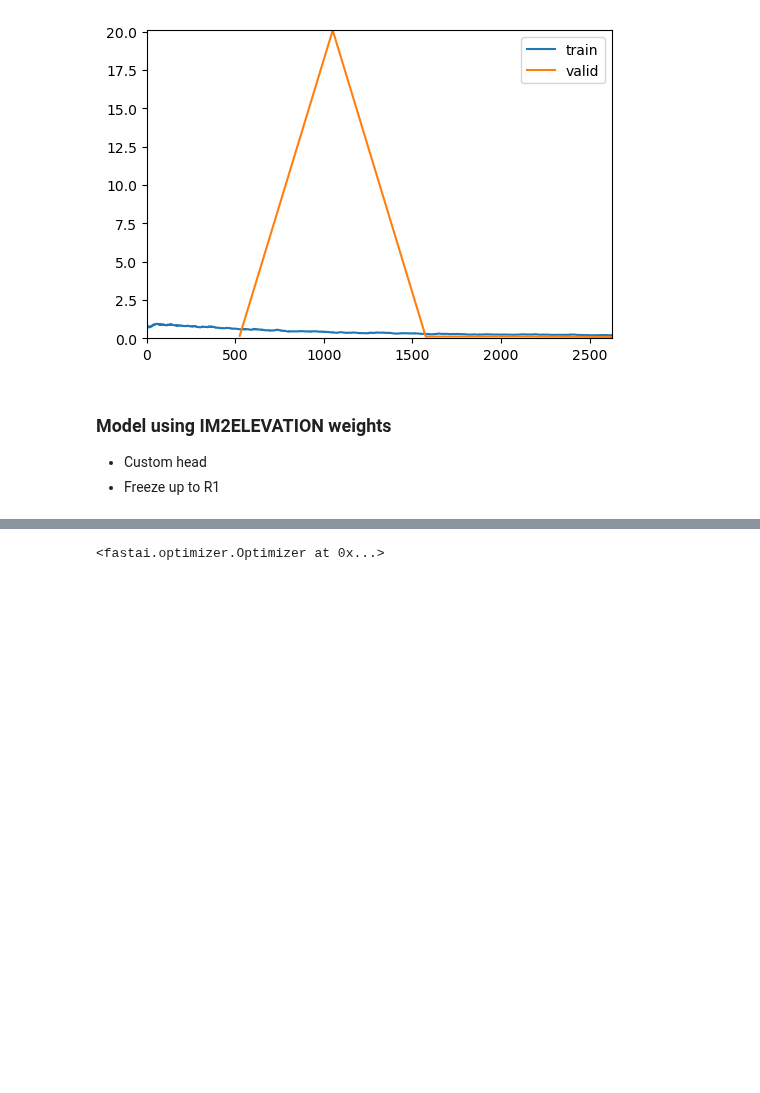
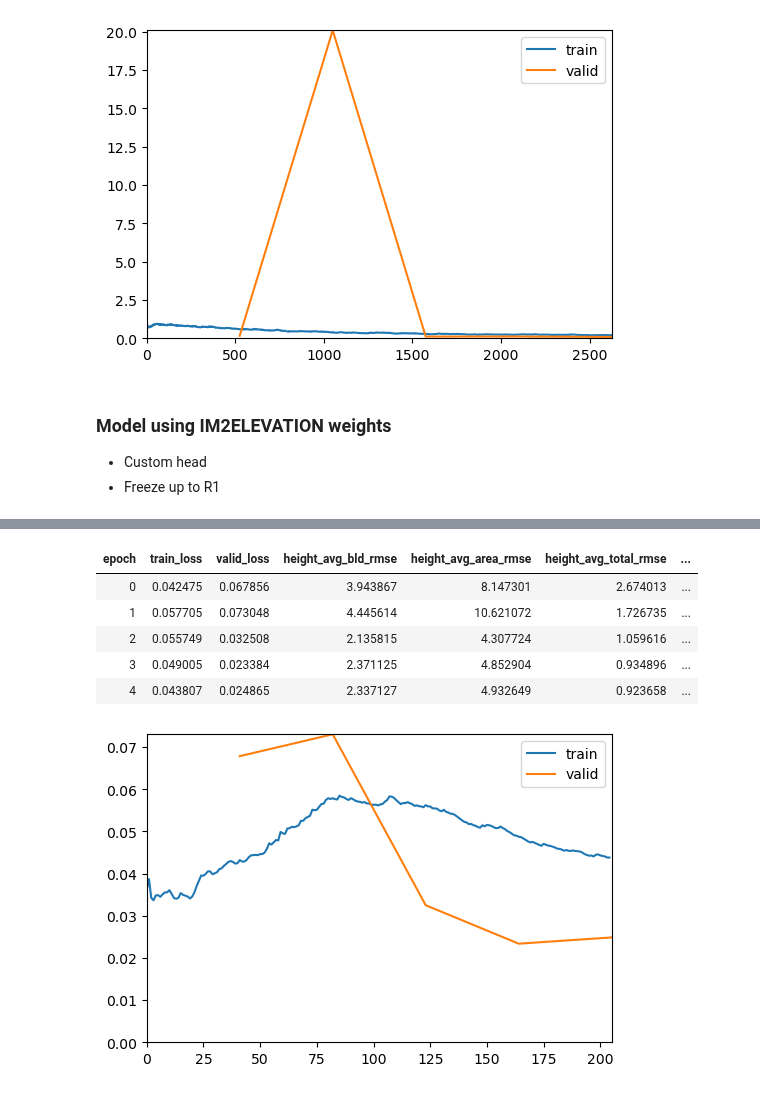
Before and after one commit to LQCHAN022/UMP-estimation, a Jupyter notebook: sentinel_ump_IM2ELEVATION.ipynb, the cells around one changed output, grey strips where cells are left out. Drawn from its saved outputs; the diff is of its cells as text; code cells hidden in the pictures; blank space fills up the shorter version.

```diff
--- a/sentinel_ump_IM2ELEVATION.ipynb
+++ b/sentinel_ump_IM2ELEVATION.ipynb
@@ -374,7 +420,13 @@ learn.fine_tune(10, 0.001, cbs= [ShowGraphCallback()])
-# %%
-learn.opt
-# %% [output]
-<fastai.optimizer.Optimizer at 0x...>
+# %%
+learn.fit_one_cycle(5, 0.001, cbs= [ShowGraphCallback()])
+# %% [output]
+| epoch | train_loss | valid_loss | height_avg_bld_rmse | height_avg_area_rmse | height_avg_total_rmse | ... |
+| 0 | 0.042475 | 0.067856 | 3.943867 | 8.147301 | 2.674013 | ... |
+| 1 | 0.057705 | 0.073048 | 4.445614 | 10.621072 | 1.726735 | ... |
+| 2 | 0.055749 | 0.032508 | 2.135815 | 4.307724 | 1.059616 | ... |
+| 3 | 0.049005 | 0.023384 | 2.371125 | 4.852904 | 0.934896 | ... |
+| 4 | 0.043807 | 0.024865 | 2.337127 | 4.932649 | 0.923658 | ... |
+[figure, added]
 # %%
 save_model("trained_models/model_customhead.pth", model, opt= learn.opt)
 # %%
```
Also changed, not shown: parts of 18 cells of this notebook, 1 other file.
